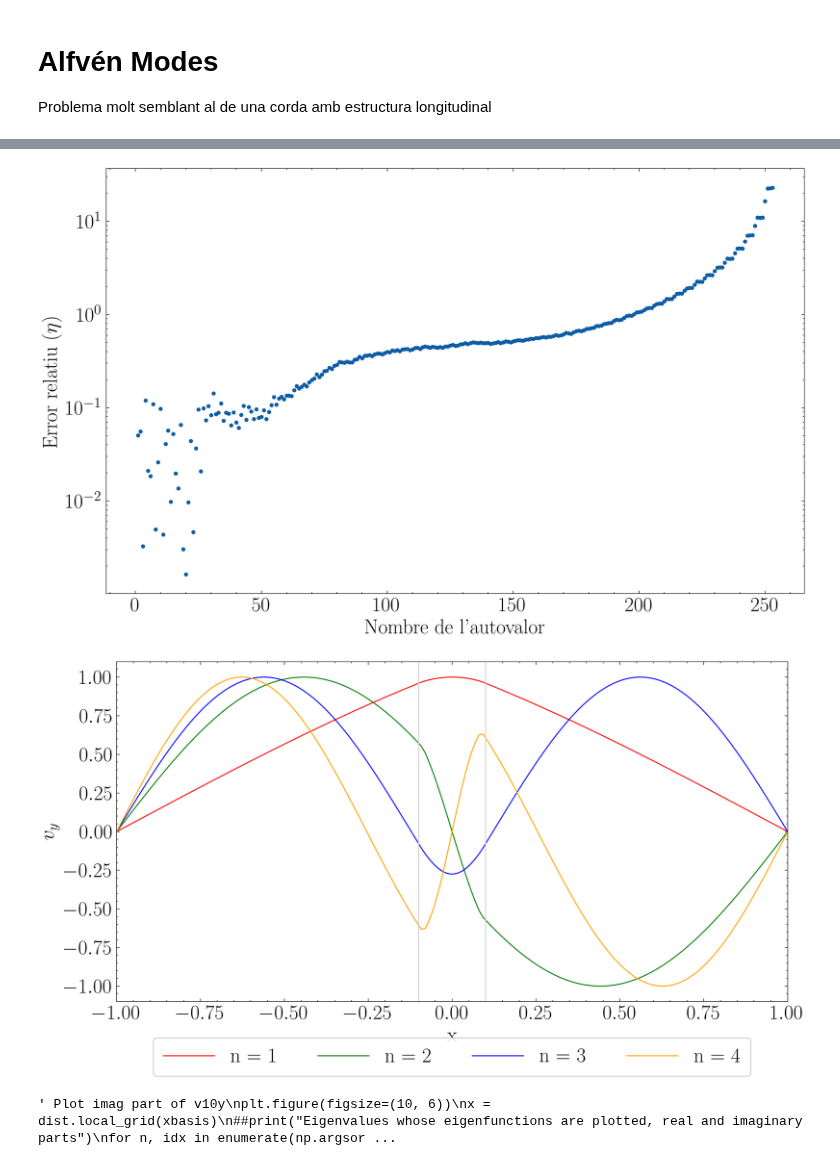
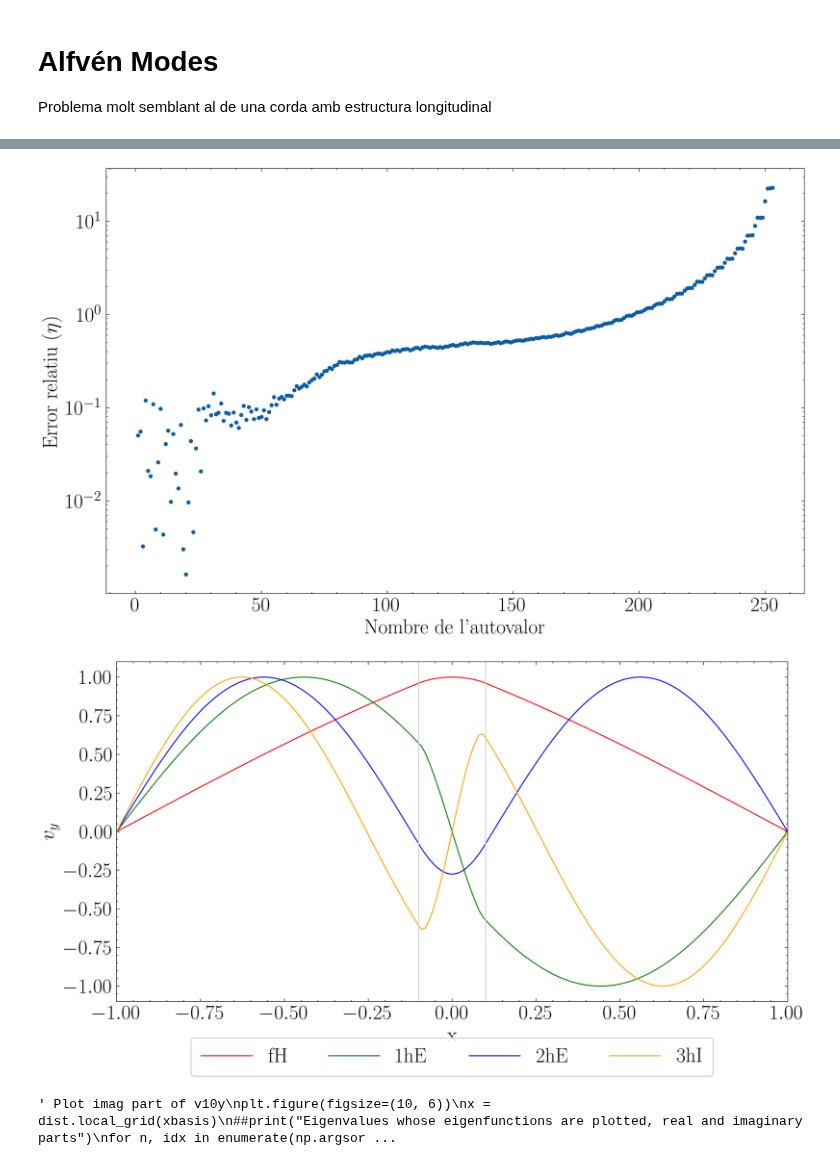
Before and after one commit to JoanRibotOliver/TFG, a Jupyter notebook: Alfvén modes.ipynb, the cells around one changed output, grey strips where cells are left out. Cells and saved outputs as stored; diff of their text form; code cells hidden in the pictures.

```diff
--- a/Alfvén modes.ipynb
+++ b/Alfvén modes.ipynb
@@ -24,7 +24,6 @@ plt.rcParams.update({
     "text.usetex": True,                # Use LaTeX for all text
     #"font.serif": ["Computer Modern"],  # Use Computer Modern (LaTeX default)
 })
-
 
 
 
@@ -182,6 +181,9 @@ plt.show()
 ### Define colors for the lines ###
 colors = ['red', 'green', 'blue', 'orange', 'purple', 'brown', 'pink', 'gray']
 
+### Define mode labels ###
+mode_labels = ['fH', '1hE', '2hE', '3hI' ,'4hE']
+
 ### Eigenvalues to plot ###
 N_min_modes = 1
 N_max_modes = 5
@@ -198,9 +200,10 @@ for n, idx in enumerate(np.argsort(solver.eigenvalues)[N_min_modes:N_max_modes],
 
    solver.set_state(idx, solver.subsystems[0])
    vg = (v['g']).real / (v['g'][1]).real
-   line, = plt.plot(x, vg/np.max(np.abs(vg)), label=f"n = {n}", color=colors[n % len(colors) - 1])
+   label = f"{mode_labels[n-1]}" if n-1 < len(mode_labels) else f"n = {n}"
+   line, = plt.plot(x, vg/np.max(np.abs(vg)), label=label, color=colors[n-1])
    lines.append(line)
-   labels.append(f"n = {n}")
+   labels.append(label)
 
 plt.xlim(xmin, xmax)
 plt.ylabel(r"${v}_{y}$")
@@ -263,14 +266,14 @@ plt.tight_layout()
 evals.size (before)  258
 evals.size (after removing inf)  254
 evals.size (after removing < 0)  253
 
 evals size 253
 true_evals size  253
 First 5 Eigenvalues (sqrt): [ 12.51424657  44.47756988  56.55204808  66.61843819 103.28889934]
 First 5 True eigenvalues: [ 13.17871403  47.09448986  56.73683053  75.65754801 105.51276705]
 Relative error (resta norm.): [0.05041975 0.05556743 0.00325683 0.119474   0.02107676]
 [figure]
-[figure, old version]
+[figure, new version]
 ' Plot imag part of v10y\nplt.figure(figsize=(10, 6))\nx = dist.local_grid(xbasis)\n##print("Eigenvalues whose eigenfunctions are plotted, real and imaginary parts")\nfor n, idx in enumerate(np.argsor ...
 # %%
 # Modes interns i externs per veurer-ho més clar; també el 1r de cada és híbrid!
```
Also changed, not shown: parts of 1 cell of this notebook, 6 other files.
